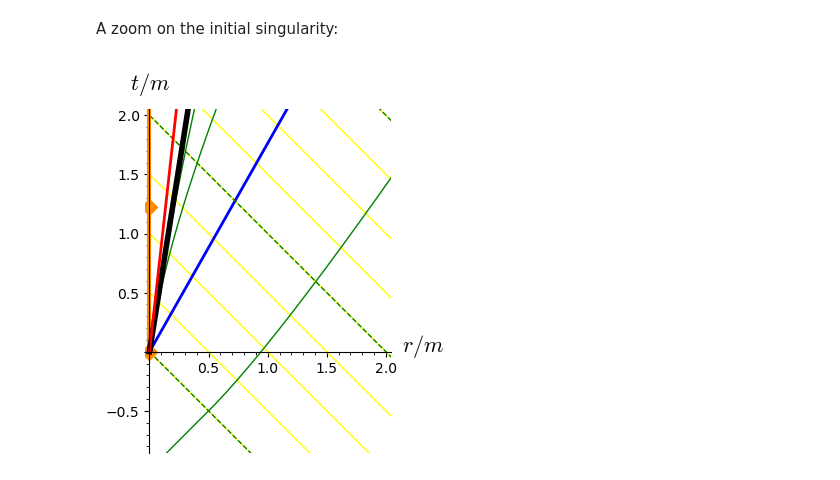
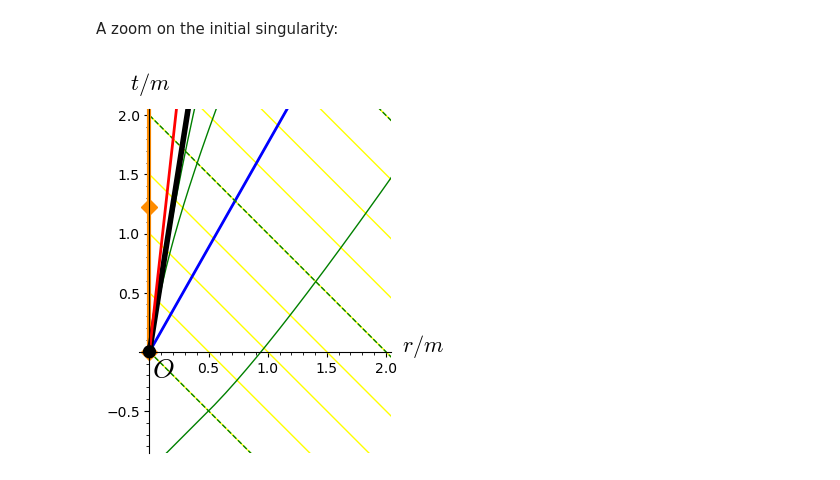
Before and after one commit to egourgoulhon/BHLectures, a Jupyter notebook: sage/Vaidya.ipynb, the cells around one changed output. Drawn from its saved outputs; the diff is of its cells as text; code cells hidden in the pictures.

Commit message:
Improved figures in Chap. 15

```diff
--- a/sage/Vaidya.ipynb
+++ b/sage/Vaidya.ipynb
@@ -603,6 +614,7 @@ if S == S0:
     a0 = 2 / v0
     rC = n(4/(1 - sqrt(1 - 8*a0)))
     tC = v0 - rC
+    pC = (rC, tC)  # point C
     sol = solve_ode(tC, -1, r0=rC)
     cauchy_hor = line([(s[1], s[0]) for s in sol],
                       color='blue', thickness=2)
@@ -619,6 +631,7 @@ Outgoing radial null geodesics emerging from the initial singularity:
 # %%
 if S == S0:
     rB = n(4/(1 + sqrt(1 - 8*a0)))
+    pB = (rB, v0 - rB)  # point B
 else:
     rB = 2.5
     rC = 8.
@@ -683,0 +692,13 @@ show(graph, aspect_ratio=1, xmax=rmax, ymin=ymin, ymax=ymax,
+# %%
+graph_wo_points = copy(graph)
+if S == S0:
+    graph += circle((0,0), 0.2, fill=True, color='black') \
+             + text(r"$O$", (0.5, -0.6), fontsize=16, color='black')
+    graph += circle(pA, 0.2, fill=True, color='black') \
+             + text(r"$A$", (pA[0]+0.7, pA[1]+0.6), fontsize=16, color='black')
+    graph += circle(pB, 0.2, fill=True, color='green') \
+             + text(r"$B$", (pB[0]+0.8, pB[1]+0.2), fontsize=16, color='green')
+    graph += circle(pC, 0.2, fill=True, color='blue') \
+             + text(r"$C$", (pC[0]+0.8, pC[1]+0.2), fontsize=16)
+show(graph, aspect_ratio=1, xmax=rmax, ymin=ymin, ymax=ymax,
+     axes_labels=[r'$r/m$', r'$t/m$'], figsize=10)
@@ -688,7 +711,10 @@ graph.save(filename, aspect_ratio=1, xmax=rmax, ymin=ymin,
 # %% [markdown]
 A zoom on the initial singularity:
 # %%
+graph = graph_wo_points
+graph += circle((0,0), 0.05, fill=True, color='black') \
+         + text(r"$O$", (0.12, -0.15), fontsize=20, color='black')
 show(graph, aspect_ratio=1, ymin=-0.8, ymax=2, xmax=2,
      axes_labels=[r'$r/m$', r'$t/m$'])
 # %% [output]
-[figure, old version]
+[figure, new version]
```
Also changed, not shown: parts of 8 cells of this notebook, 3 other files.
